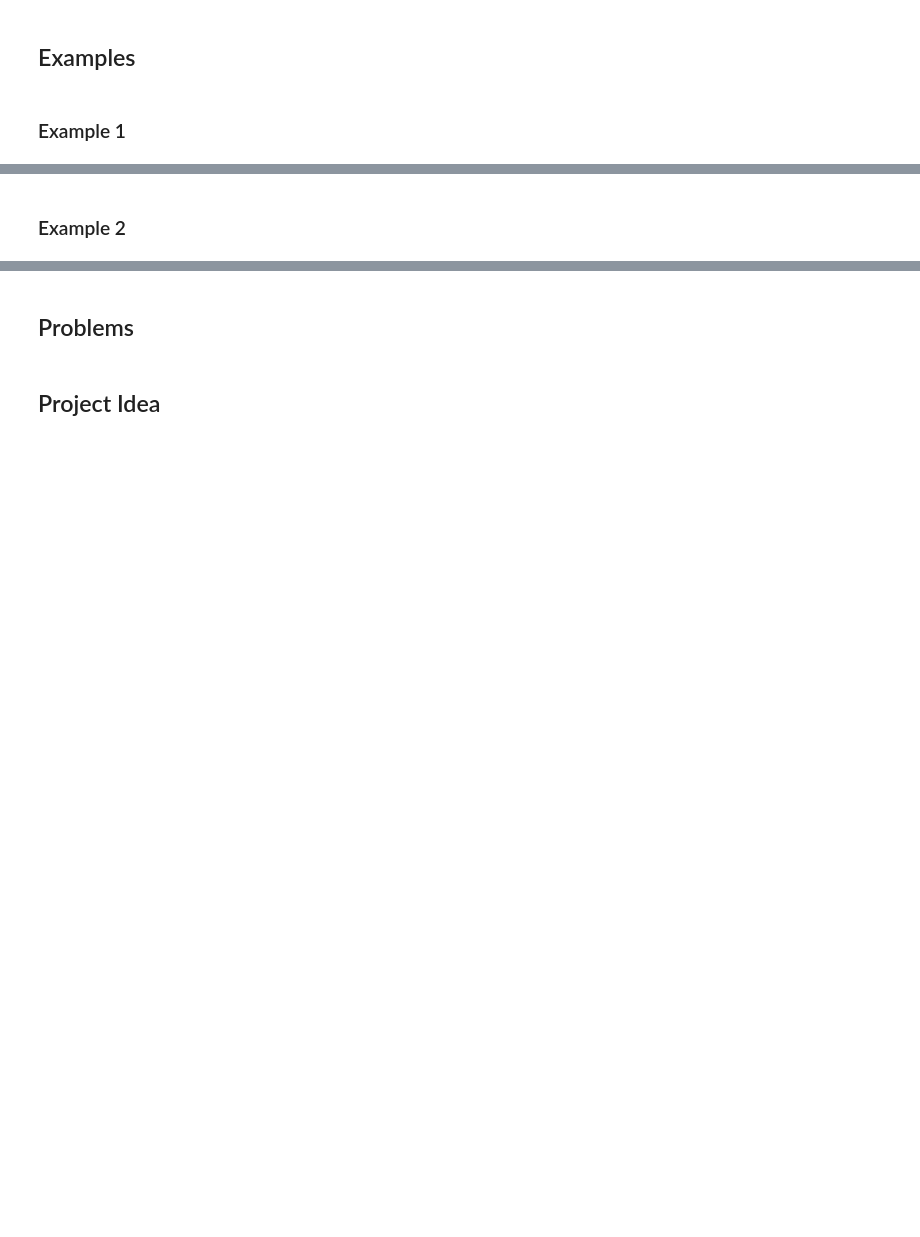
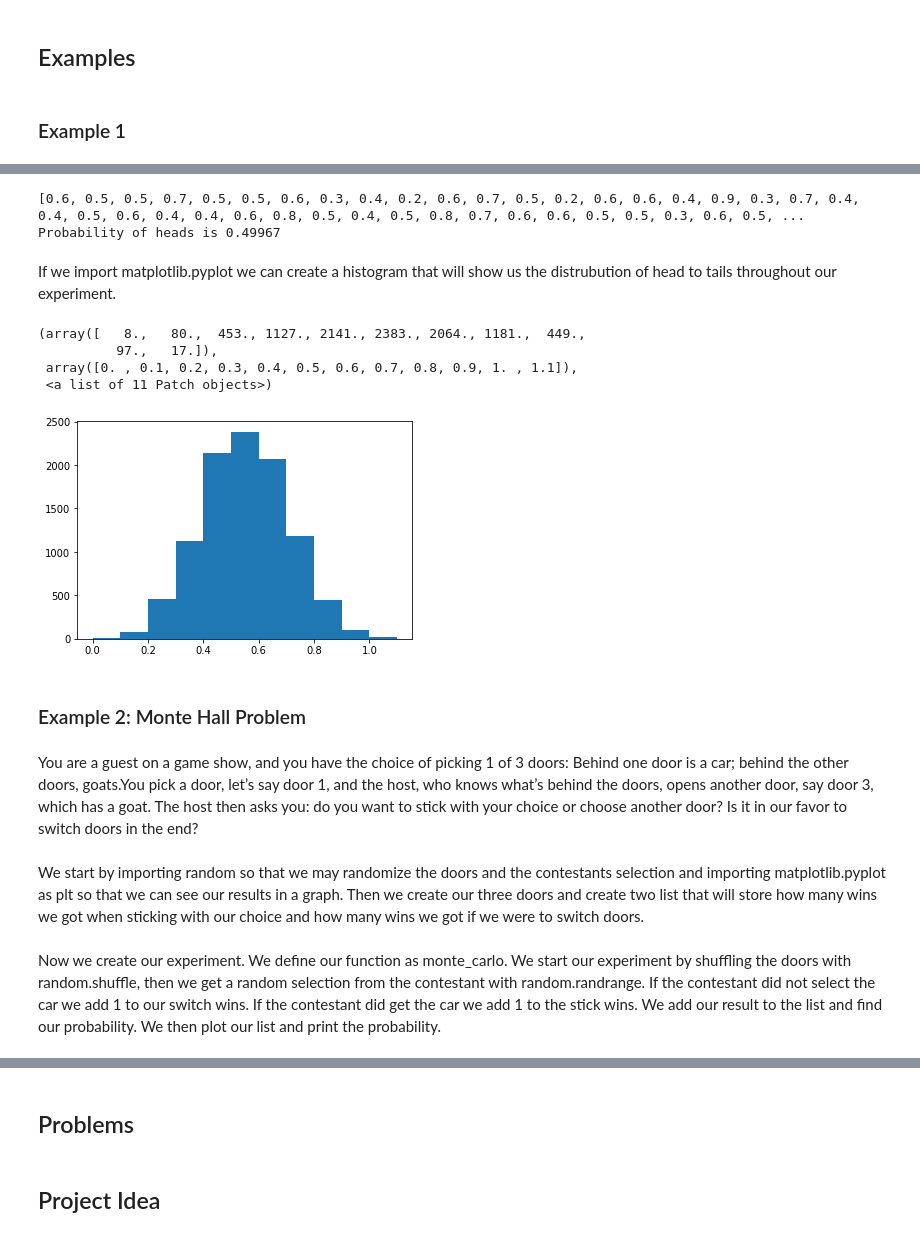
Before and after one commit to nurfnick/Operations_Research, a Jupyter notebook: Monte Carlo.ipynb, the cells around one changed output, grey strips where cells are left out. Saved outputs shown, nothing was run; the diff lists cells and outputs as text; code cells hidden in the pictures; blank space fills up the shorter version.

```diff
--- a/Monte Carlo.ipynb
+++ b/Monte Carlo.ipynb
@@ -15,0 +42,14 @@ Use **bold** for terms that you are defining.
+# %%
+
+# Number of tosses in each experiment
+   N = 10
+   # List for the results
+   results = []
+
+    # Toss the coin N times and store in a list
+   for i in range(N):
+      result = coin_toss()
+      results.append(result)
+
+   n_heads = sum(results)
+   p_heads = n_heads/N
@@ -16,2 +60,43 @@ Use **bold** for terms that you are defining.
+# %%
+prob = []
+
+# Number of times the experimemnt is conducted
+for i in range(10000):
+
+   # Number of tosses in each experiment
+   N = 10
+   # List for the results
+   results = []
+
+    # Toss the coin N times and store in a list
+   for i in range(N):
+      result = coin_toss()
+      results.append(result)
+
+   n_heads = sum(results)
+   p_heads = n_heads/N
+   prob.append(p_heads)
+
+# average the probability of heads over the number of experiments
+p_heads_FINAL = sum(prob)/10000
+print(prob)
+print("Probability of heads is {:.5f}\n".format(p_heads_FINAL))
+# %% [output]
+[0.6, 0.5, 0.5, 0.7, 0.5, 0.5, 0.6, 0.3, 0.4, 0.2, 0.6, 0.7, 0.5, 0.2, 0.6, 0.6, 0.4, 0.9, 0.3, 0.7, 0.4, 0.4, 0.5, 0.6, 0.4, 0.4, 0.6, 0.8, 0.5, 0.4, 0.5, 0.8, 0.7, 0.6, 0.6, 0.5, 0.5, 0.3, 0.6, 0.5, ...
+Probability of heads is 0.49967
+# %% [markdown]
+If we import matplotlib.pyplot we can create a histogram that will show us the distrubution of head to tails throughout our experiment.
+# %%
+plt.hist(prob, bins=[0.0,0.1,0.2,0.3,0.4,0.5,0.6,0.7,0.8,0.9,1.0, 1.1])
+# %% [output]
+(array([   8.,   80.,  453., 1127., 2141., 2383., 2064., 1181.,  449.,
+          97.,   17.]),
+ array([0. , 0.1, 0.2, 0.3, 0.4, 0.5, 0.6, 0.7, 0.8, 0.9, 1. , 1.1]),
+ <a list of 11 Patch objects>)
+[figure, added]
 # %% [markdown]
-### Example 2
+### Example 2: Monte Hall Problem
+# %% [markdown]
+You are a guest on a game show, and you have the choice of picking 1 of 3 doors: Behind one door is a car; behind the other doors, goats.You pick a door, let’s say door 1, and the host, who knows what’s behind the doors, opens another door, say door 3, which has a goat. The host then asks you: do you want to stick with your choice or choose another door? Is it in our favor to switch doors in the end?
+# %% [markdown]
+We start by importing random so that we may randomize the doors and the contestants selection and importing matplotlib.pyplot as plt so that we can see our results in a graph. Then we create our three doors and create two list that will store how many wins we got when sticking with our choice and how many wins we got if we were to switch doors.
@@ -17,0 +115,2 @@ Use **bold** for terms that you are defining.
+# %% [markdown]
+Now we create our experiment. We define our function as monte_carlo. We start our experiment by shuffling the doors with random.shuffle, then we get a random selection from the contestant with random.randrange. If the contestant did not select the car we add 1 to our switch wins. If the contestant did get the car we add 1 to the stick wins. We add our result to the list and find our probability. We then plot our list and print the probability.
```
Also changed, not shown: parts of 16 cells of this notebook.
